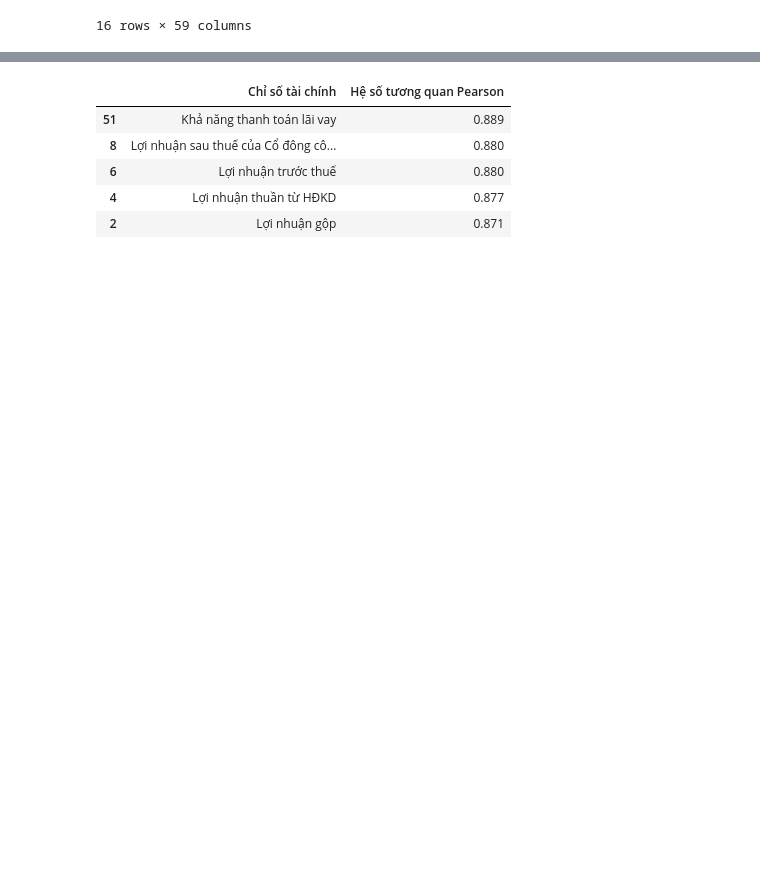
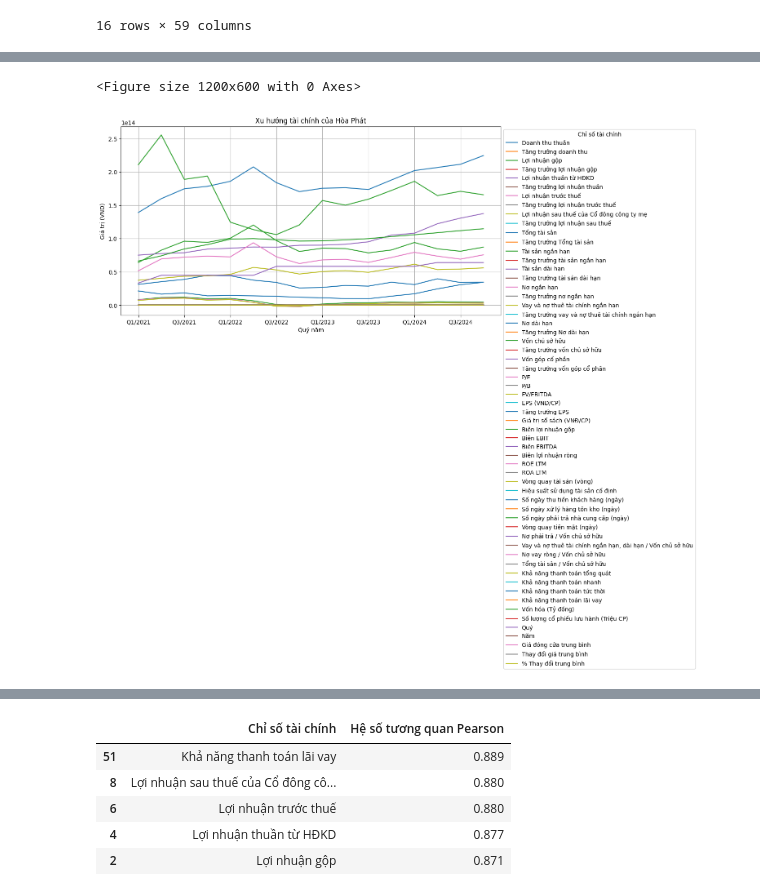
Before and after one commit to diepdangban/Datamining, a Jupyter notebook: Data_understanding.ipynb, the cells around one changed output, grey strips where cells are left out. Saved outputs shown, nothing was run; the diff lists cells and outputs as text; code cells hidden in the pictures; blank space fills up the shorter version.

```diff
--- a/Data_understanding.ipynb
+++ b/Data_understanding.ipynb
@@ -39,4 +41,5 @@ financial_indicatior.set_index(financial_indicatior.columns[0], inplace=True)
 financial_indicatior = financial_indicatior.drop(columns=['Chỉ tiêu Báo cáo kết quả kinh doanh (Tỷ đồng)','Chỉ tiêu Bảng cân đối (Tỷ đồng)','Chỉ số định giá',
                                                           'Chỉ số hiệu quả hoạt động','Chỉ số hiệu suất hoạt động','Chỉ số cơ cấu nguồn vốn','Chỉ số khả năng thanh toán',
                                                           'Thông tin doanh nghiệp'])
+financial_indicatior.columns = financial_indicatior.columns.str.strip()
 # %%
@@ -502,0 +520,14 @@ merged_df.plot(figsize=(10, 6))
+# %%
+import matplotlib.pyplot as plt
+
+plt.figure(figsize=(12,6))
+merged_df.plot(figsize=(12,6))
+plt.xlabel("Quý năm")
+plt.ylabel("Giá trị (VND)")
+plt.title("Xu hướng tài chính của Hòa Phát")
+plt.legend(title="Chỉ số tài chính", loc="upper left", bbox_to_anchor=(1,1))
+plt.grid(True)
+plt.show()
+# %% [output]
+<Figure size 1200x600 with 0 Axes>
+[figure, added]
```
Also changed, not shown: parts of 13 cells of this notebook.
